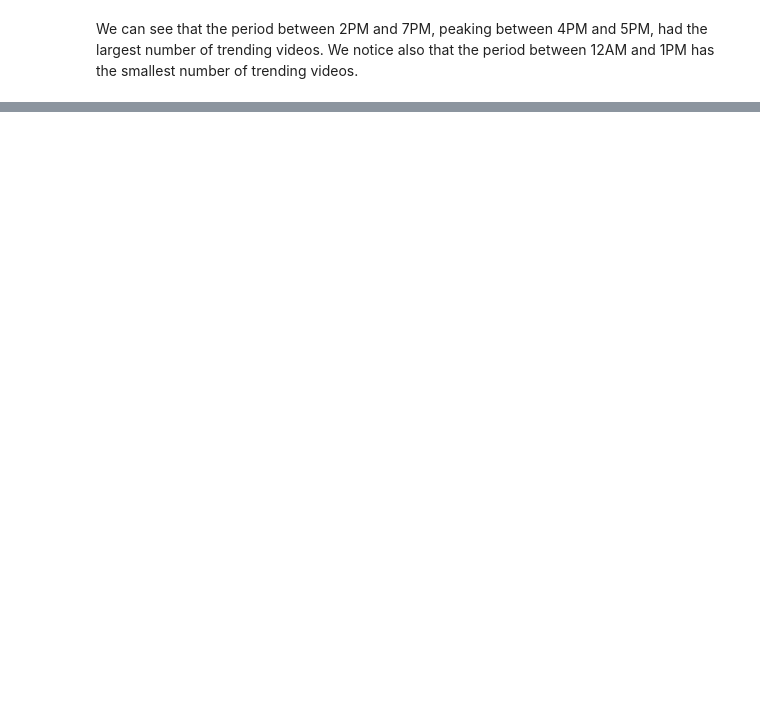
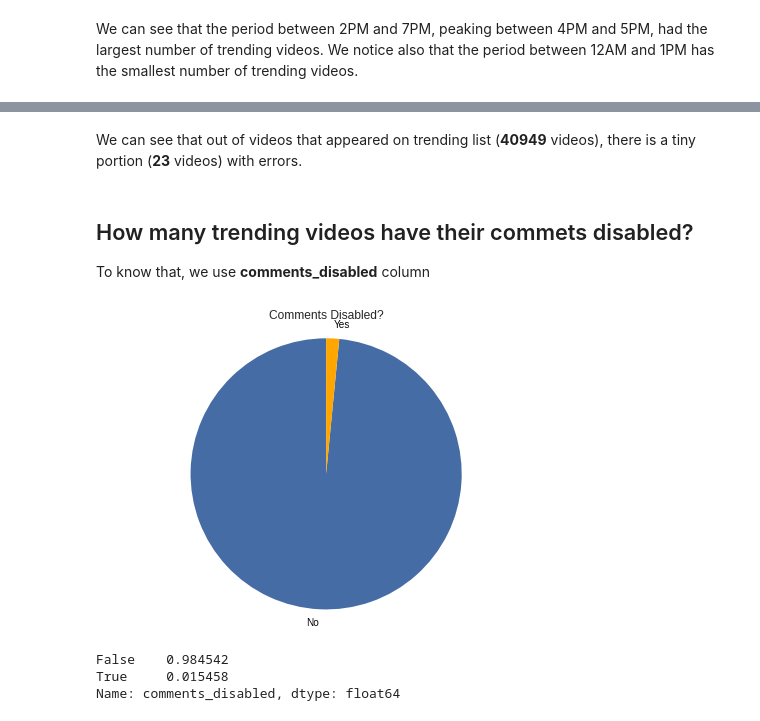
Before and after one commit to KieuSonTung/Data_Preparation, a Jupyter notebook: Youtube_Trending_Data.ipynb, the cells around one changed output, grey strips where cells are left out. Cells and saved outputs as stored; diff of their text form; code cells hidden in the pictures; blank space fills up the shorter version.

```diff
--- a/Youtube_Trending_Data.ipynb
+++ b/Youtube_Trending_Data.ipynb
@@ -522,0 +550,20 @@ We can see that the period between 2PM and 7PM, peaking between 4PM and 5PM, had
+# %% [markdown]
+We can see that out of videos that appeared on trending list (**40949** videos), there is a tiny portion (**23** videos) with errors.
+# %% [markdown]
+## How many trending videos have their commets disabled?
+To know that, we use **comments_disabled** column
+# %%
+value_counts = US_df["comments_disabled"].value_counts().to_dict()
+fig, ax = plt.subplots()
+_ = ax.pie(x=[value_counts[False], value_counts[True]], labels=['No', 'Yes'],
+           colors=['#466ca6', '#ffa600'], textprops={'color': '#040204'}, startangle=90)
+_ = ax.axis('equal')
+_ = ax.set_title('Comments Disabled?')
+# %% [output]
+[figure, added]
+# %%
+US_df["comments_disabled"].value_counts(normalize=True)
+# %% [output]
+False    0.984542
+True     0.015458
+Name: comments_disabled, dtype: float64
```
Also changed, not shown: parts of 38 cells of this notebook.
